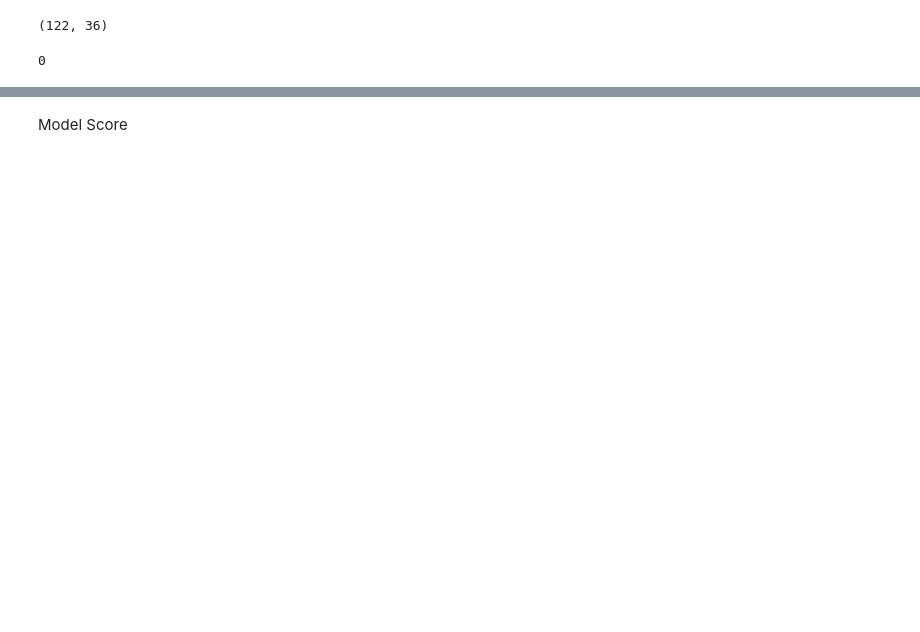
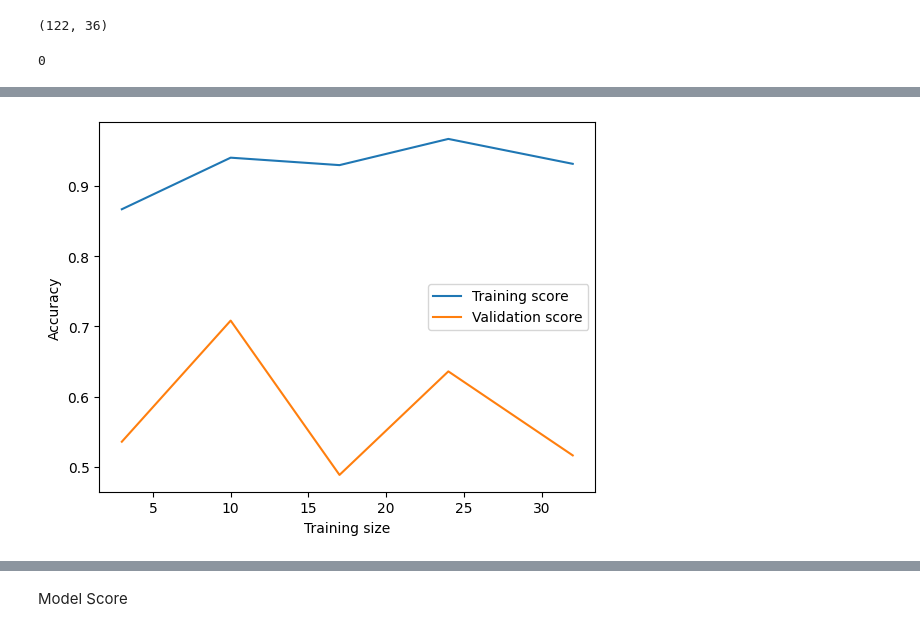
Before and after one commit to DanielRodrigues08/AC-FEUP, a Jupyter notebook: classification.ipynb, the cells around one changed output, grey strips where cells are left out. Drawn from its saved outputs; the diff is of its cells as text; code cells hidden in the pictures; blank space fills up the shorter version.

```diff
--- a/classification.ipynb
+++ b/classification.ipynb
@@ -456,0 +447,84 @@ F1: 84.21%
+# %%
+from sklearn.model_selection import learning_curve
+
+
+def split_data(df):
+    return df[df['confID'] == 0], df[df['confID'] == 1]
+
+
+def train_model_validation(year, model, data, label, param_grid):
+    data['sampleWeight'] = data['year'].apply(lambda year_x: 2 ** (year - year_x - 1) if year > year_x else 1)
+    train_data = data[data["year"] < year]
+    test_data = data[data["year"] == year]
+
+    X_train, X_val, y_train, y_val = train_test_split(train_data.drop([label], axis=1),
+                                                      train_data[label], test_size=0.2, random_state=42)
+
+    X_test, y_test = test_data.drop([label, 'sampleWeight'], axis=1), test_data[label]
+    sample_weight = X_train['sampleWeight']
+    model.fit(X_train.drop(['sampleWeight'], axis=1), y_train)
+    grid_search = GridSearchCV(model, param_grid, cv=None)
+    grid_search.fit(X_val, y_val)
+
+    sample_weight = train_data["sampleWeight"]
+    model.set_params(**grid_search.best_params_)
+
+    model.fit(train_data.drop([label, "sampleWeight"], axis=1), train_data[label])
+
+    train_sizes, train_scores, val_scores = learning_curve(model, X_train, y_train, cv=None)
+
+    print(model.get_params())
+
+    if year == 8:
+        plt.plot(train_sizes, train_scores.mean(axis=1), label='Training score')
+        plt.plot(train_sizes, val_scores.mean(axis=1), label='Validation score')
+        plt.xlabel('Training size')
+        plt.ylabel('Accuracy')
+        plt.legend()
+        plt.show()
+
+    y_pred = model.predict(X_test)
+    y_prob = model.predict_proba(X_test)
+
+    return y_test, y_pred, y_prob
+
+
+def train_evaluate_decision_tree_graph(model, data, param_grid):
+    accuracy_scores = []
+
+    data1, data2 = df[df['confID'] == 0], df[df['confID'] == 1]
+    year = 8
+
+    y_test1, y_pred1, y_prob1 = train_model_validation(year, model, data1, label, param_grid)
+    y_test2, y_pred2, y_prob2 = train_model_validation(year, model, data2, label, param_grid)
+
+    highest_probs = sorted([x[1] for x in y_prob1], reverse=True)[:4]
+    for i in range(len(y_prob1)):
+        if y_prob1[i][1] in highest_probs:
+            y_pred1[i] = 1
+        else:
+            y_pred1[i] = 0
+
+    highest_probs = sorted([x[1] for x in y_prob2], reverse=True)[:4]
+    for i in range(len(y_prob2)):
+        if y_prob2[i][1] in highest_probs:
+            y_pred2[i] = 1
+        else:
+            y_pred2[i] = 0
+
+
+    y_test = np.concatenate((y_test1, y_test2))
+    y_pred = np.concatenate((y_pred1, y_pred2))
+    y_prob = np.concatenate((y_prob1[:, 1], y_prob2[:, 1]))
+
+    if year == 8:
+        model_score(y_test, y_pred, y_prob)
+
+    accuracy = accuracy_score(y_test, y_pred)
+    accuracy_scores.append(accuracy)
+
+    return y_prob, y_test
+
+
+train_evaluate_decision_tree_graph(bagging, df, bagging_param_grid)
+# %% [output]
@@ -456,0 +537 @@ F1: 84.21%
+[figure, added]
```
Also changed, not shown: parts of 10 cells of this notebook, 9 other files.
